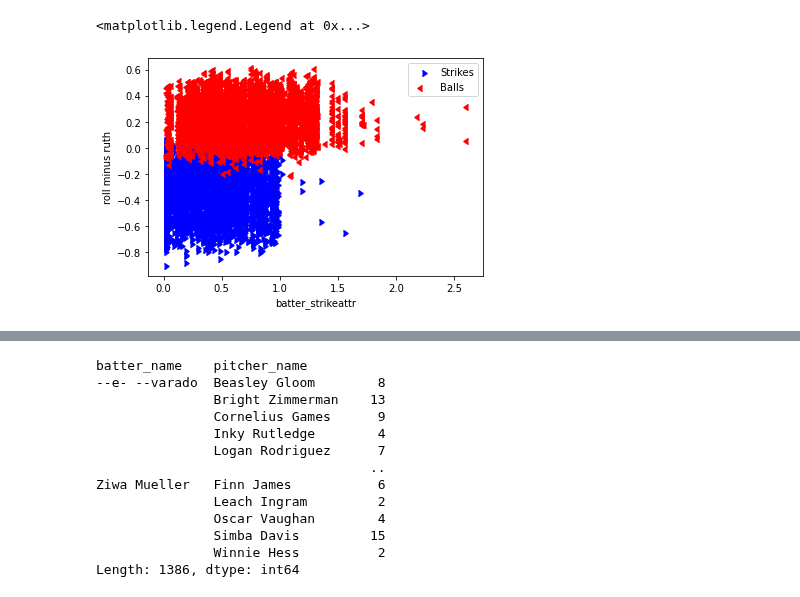
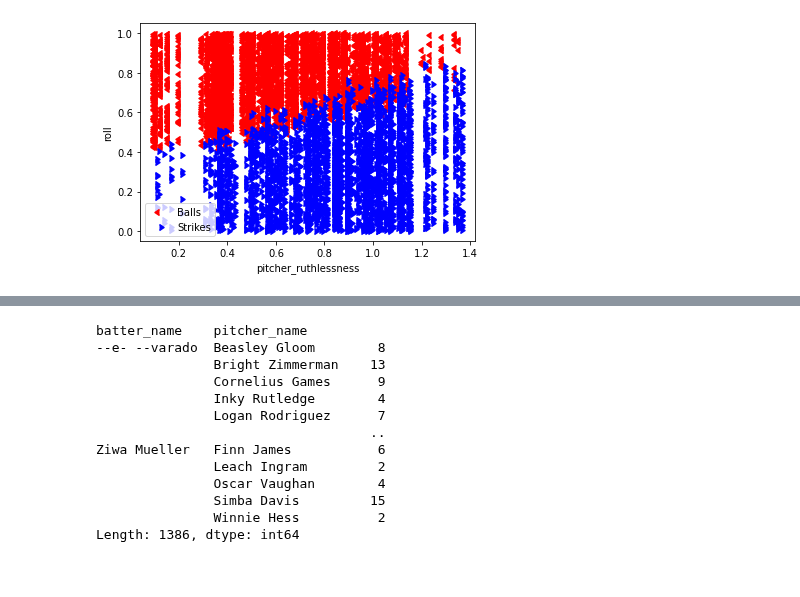
Before and after one commit to xSke/resim, a Jupyter notebook: find_roll_formula.ipynb, the cells around one changed output, grey strips where cells are left out. Cells and saved outputs as stored; diff of their text form; code cells hidden in the pictures.

```diff
--- a/find_roll_formula.ipynb
+++ b/find_roll_formula.ipynb
@@ -11,24 +11,24 @@ df = pd.concat((pd.read_csv(f) for f in all_files), ignore_index=True)
 # %%
 df['svc'] = 0.3211245789789706 * df["pitcher_ruthlessness"] + 0.2712052747280908 * df["ballpark_forwardness"]
 df['batter_strikeattr'] = df['batter_moxie'] * ~df['passed'] + df['batter_patheticism'] * df['passed']
 df['ruth_and_fwd'] = df['pitcher_ruthlessness'] - 0.5 * df['ballpark_forwardness']
 df['ruth_and_fwd'] = df['pitcher_ruthlessness'] - 0.5 * df['ballpark_forwardness']
 
 df = df[(df["batting_team_hype"] == 0) & (df['pitching_team_hype'] == 0)]
 
-x_val = "batter_strikeattr"
+x_val = "pitcher_ruthlessness"
 fig, ax = plt.subplots(1)
-ax.scatter(df[~df['passed']][x_val], df[~df['passed']]["roll"] - 0.35 * df[~df['passed']]["pitcher_ruthlessness"] - 0.35, color="red", label="Balls", marker=CARETLEFTBASE)
-ax.scatter(df[df['passed']][x_val], df[df['passed']]["roll"] - 0.35 * df[df['passed']]["pitcher_ruthlessness"] - 0.35, color="blue", label="Strikes", marker=CARETRIGHTBASE)
+ax.scatter(df[~df['passed']][x_val], df[~df['passed']]["roll"], color="red", label="Balls", marker=CARETLEFTBASE)
+ax.scatter(df[df['passed']][x_val], df[df['passed']]["roll"], color="blue", label="Strikes", marker=CARETRIGHTBASE)
 ax.set_xlabel(x_val)
-ax.set_ylabel('roll minus ruth')
+ax.set_ylabel('roll')
 ax.legend()
 
+fig.savefig('test.png', facecolor='white')
 # endpoints = np.array(ax.get_xlim())
 # ax.plot(endpoints, 0.35 + 0.35 * endpoints)
 # %% [output]
-<matplotlib.legend.Legend at 0x...>
-[figure, old version]
+[figure, new version]
 # %%
 df.groupby('pitcher_ruthlessness').head(1)[['pitcher_ruthlessness', 'pitcher_name']].sort_values('pitcher_ruthlessness')
 # %% [output]
```
Also changed, not shown: parts of 5 cells of this notebook, 4 other files.
